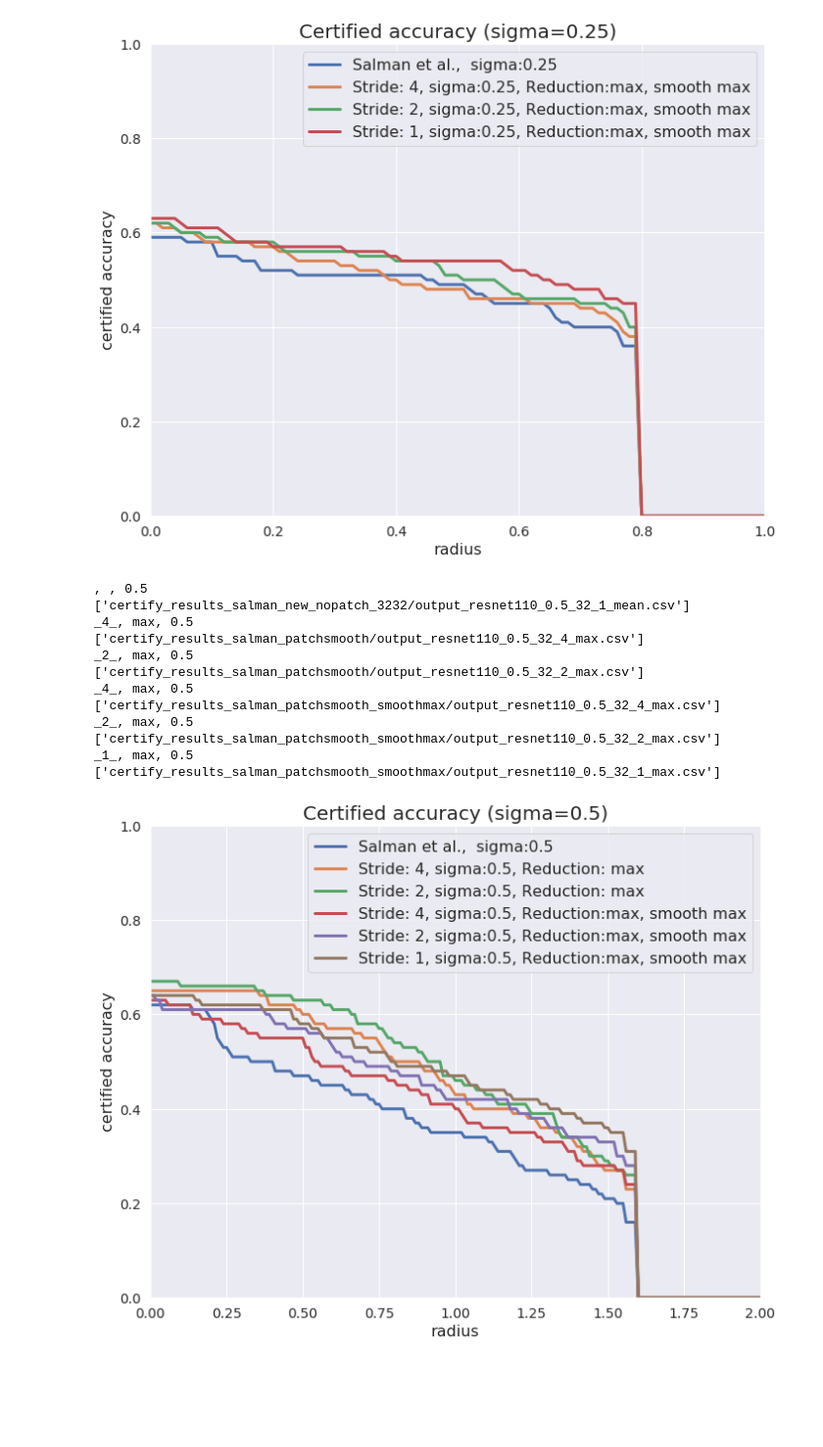
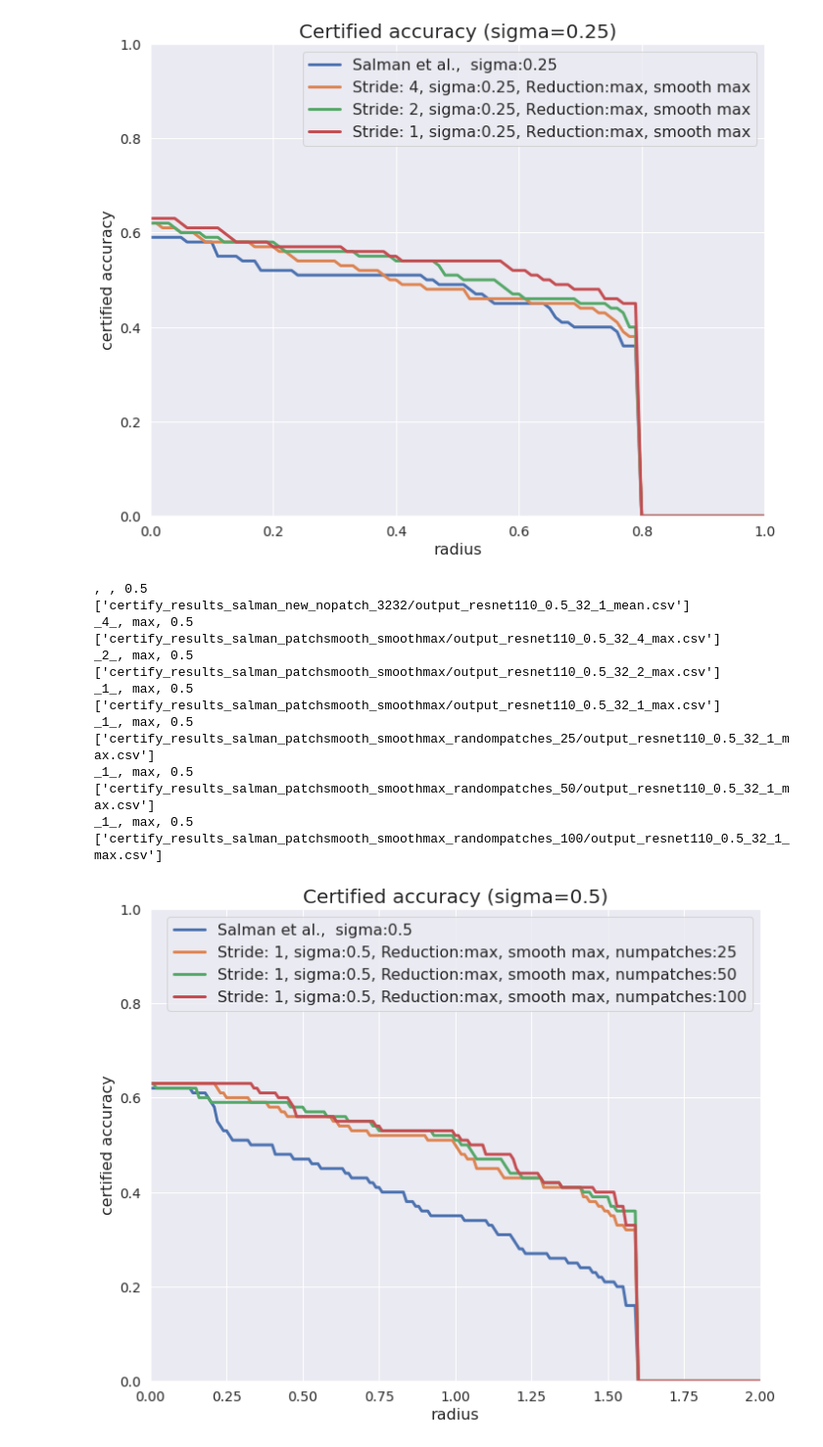
Before and after one commit to NYU-DICE-Lab/CorrelatedSampleRS, a Jupyter notebook: max_min_mean_clf_analysis.ipynb, the cells around one changed output. Shown: that part at 98% size. Cells and saved outputs as stored; diff of their text form; code cells hidden in the pictures; blank space fills up the shorter version.

Commit message:
Adding paper results

```diff
--- a/max_min_mean_clf_analysis.ipynb
+++ b/max_min_mean_clf_analysis.ipynb
@@ -8,7 +8,7 @@ import numpy as np
 plt.rcParams["figure.figsize"] = (10, 8)
 plt.rcParams['lines.linewidth'] = 3
 # %%
-def get_lines_list(rpath, patchsize, sigma,  reduction='max', patch_smooth=False, smoothmax=False):
+def get_lines_list(rpath, patchsize, sigma,  reduction='max', patch_smooth=False, smoothmax=False, numpatches=None):
     print(f'{patchsize}, {reduction}, {sigma}')
     dpaths = [rpath+f for f in os.listdir(rpath) if (f[0]!='.') and (patchsize in f) and (sigma in f) and (reduction in f)]
     print(dpaths)
@@ -22,7 +22,7 @@ def get_lines_list(rpath, patchsize, sigma,  reduction='max', patch_smooth=False
         if not smoothmax:
             res = [Line(ApproximateAccuracy(i), f'Stride: {patchsize}, sigma:{sigma}, Reduction: {reduction}') for i in dpaths]
         else:
-            res = [Line(ApproximateAccuracy(i), f'Stride: {patchsize}, sigma:{sigma}, Reduction:{reduction}, smooth max') for i in dpaths]
+            res = [Line(ApproximateAccuracy(i), f'Stride: {patchsize}, sigma:{sigma}, Reduction:{reduction}, smooth max, numpatches:{numpatches}') for i in dpaths]
     else:
         res = [Line(ApproximateAccuracy(i), f'Salman et al.,  sigma:{sigma}') for i in dpaths]
     return res
@@ -306,46 +306,56 @@ _1_, max, 0.25
 [figure]
 # %%
 orig = get_lines_list('certify_results_salman_new_nopatch_3232/', '', '0.5', '')
-max_res3= get_lines_list('certify_results_salman_patchsmooth/', '_4_', '0.5', 'max', True)
-#min_res3 = get_lines_list('certify_results_salman_patchsmooth/', '_4_',  '0.25', 'min', True)
-#mean_res3 = get_lines_list('certify_results_salman_patchsmooth/', '_4_', '0.25', 'mean', True)
+# max_res3= get_lines_list('certify_results_salman_patchsmooth/', '_4_', '0.5', 'max', True)
+# #min_res3 = get_lines_list('certify_results_salman_patchsmooth/', '_4_',  '0.25', 'min', True)
+# #mean_res3 = get_lines_list('certify_results_salman_patchsmooth/', '_4_', '0.25', 'mean', True)
 
-max_res4= get_lines_list('certify_results_salman_patchsmooth/', '_2_', '0.5', 'max', True)
+# max_res4= get_lines_list('certify_results_salman_patchsmooth/', '_2_', '0.5', 'max', True)
 #min_res4 = get_lines_list('certify_results_salman_patchsmooth/', '_2_',  '0.25', 'min', True)
 #mean_res4 = get_lines_list('certify_results_salman_patchsmooth/', '_2_', '0.25', 'mean', True)
 
 max_res5= get_lines_list('certify_results_salman_patchsmooth_smoothmax/', '_4_', '0.5', 'max', True, True)
 
 
 max_res6= get_lines_list('certify_results_salman_patchsmooth_smoothmax/', '_2_', '0.5', 'max', True, True)
 
 max_res7 = get_lines_list('certify_results_salman_patchsmooth_smoothmax/', '_1_','0.5', 'max', True, True)
 
+max_res8 = get_lines_list('certify_results_salman_patchsmooth_smoothmax_randompatches_25/', '_1_', '0.5', 'max', True, True, 25)
+max_res9 = get_lines_list('certify_results_salman_patchsmooth_smoothmax_randompatches_50/', '_1_', '0.5', 'max', True, True, 50)
+max_res10 = get_lines_list('certify_results_salman_patchsmooth_smoothmax_randompatches_100/', '_1_', '0.5', 'max', True, True, 100)
+
+
 
 
 results_0_12 = orig
-results_0_12.extend(max_res3)
+#results_0_12.extend(max_res3)
 #results_0_12.extend(min_res3)
 #results_0_12.extend(mean_res3)
-results_0_12.extend(max_res4)
+#results_0_12.extend(max_res4)
 #results_0_12.extend(min_res4)
 #results_0_12.extend(mean_res4)
-results_0_12.extend(max_res5)
-results_0_12.extend(max_res6)
-results_0_12.extend(max_res7)
+#results_0_12.extend(max_res5)
+#results_0_12.extend(max_res6)
+#results_0_12.extend(max_res7)
+results_0_12.extend(max_res8)
+results_0_12.extend(max_res9)
+results_0_12.extend(max_res10)
 
 plot_certified_accuracy('certified acc', 'Certified accuracy (sigma=0.5)', 2.0, results_0_12)
 # %% [output]
 , , 0.5
 ['certify_results_salman_new_nopatch_3232/output_resnet110_0.5_32_1_mean.csv']
-_4_, max, 0.5
-['certify_results_salman_patchsmooth/output_resnet110_0.5_32_4_max.csv']
-_2_, max, 0.5
-['certify_results_salman_patchsmooth/output_resnet110_0.5_32_2_max.csv']
 _4_, max, 0.5
 ['certify_results_salman_patchsmooth_smoothmax/output_resnet110_0.5_32_4_max.csv']
 _2_, max, 0.5
 ['certify_results_salman_patchsmooth_smoothmax/output_resnet110_0.5_32_2_max.csv']
 _1_, max, 0.5
 ['certify_results_salman_patchsmooth_smoothmax/output_resnet110_0.5_32_1_max.csv']
+_1_, max, 0.5
+['certify_results_salman_patchsmooth_smoothmax_randompatches_25/output_resnet110_0.5_32_1_max.csv']
+_1_, max, 0.5
+['certify_results_salman_patchsmooth_smoothmax_randompatches_50/output_resnet110_0.5_32_1_max.csv']
+_1_, max, 0.5
+['certify_results_salman_patchsmooth_smoothmax_randompatches_100/output_resnet110_0.5_32_1_max.csv']
-[figure, old version]
+[figure, new version]
```
Also changed, not shown: parts of 2 cells of this notebook, 17 other files.
